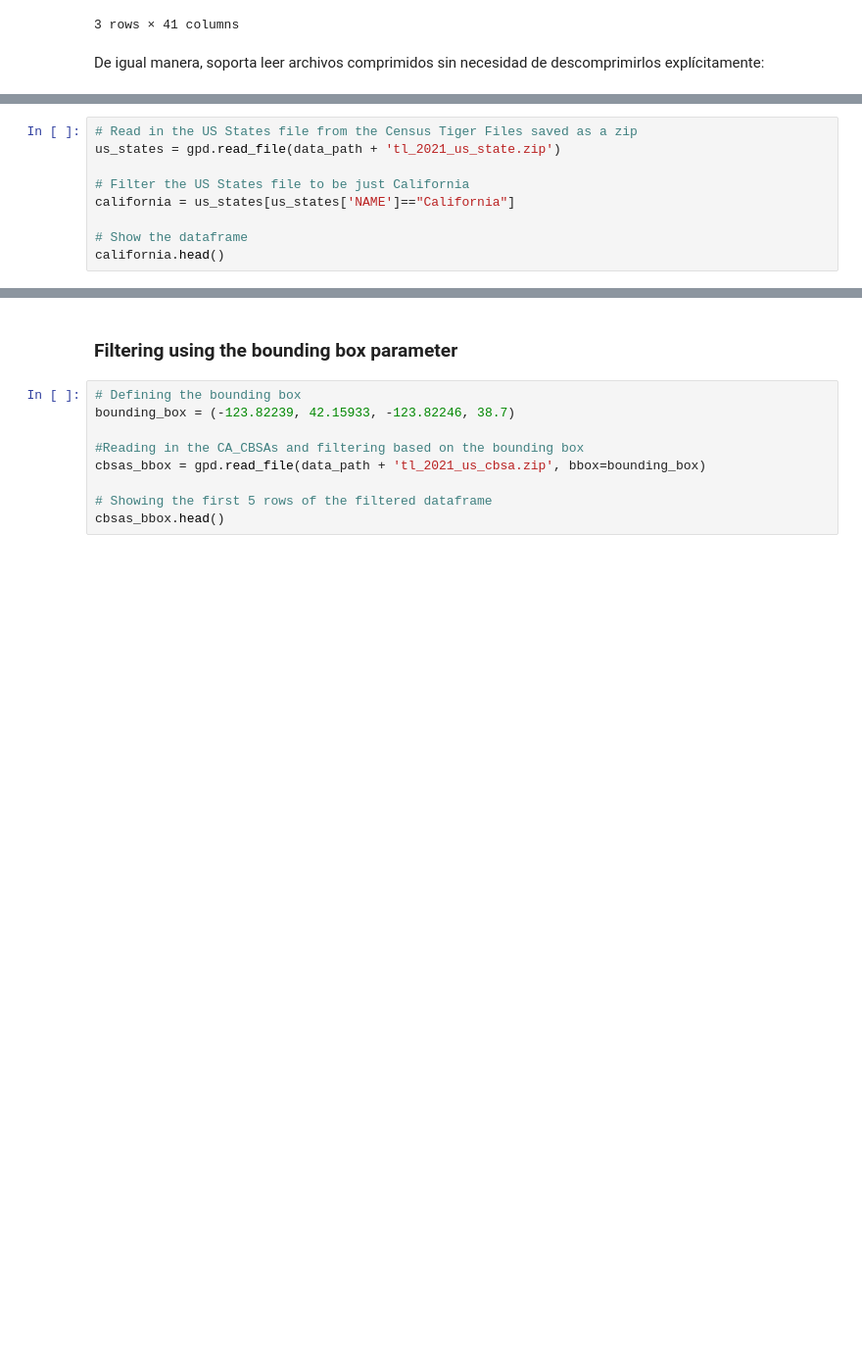
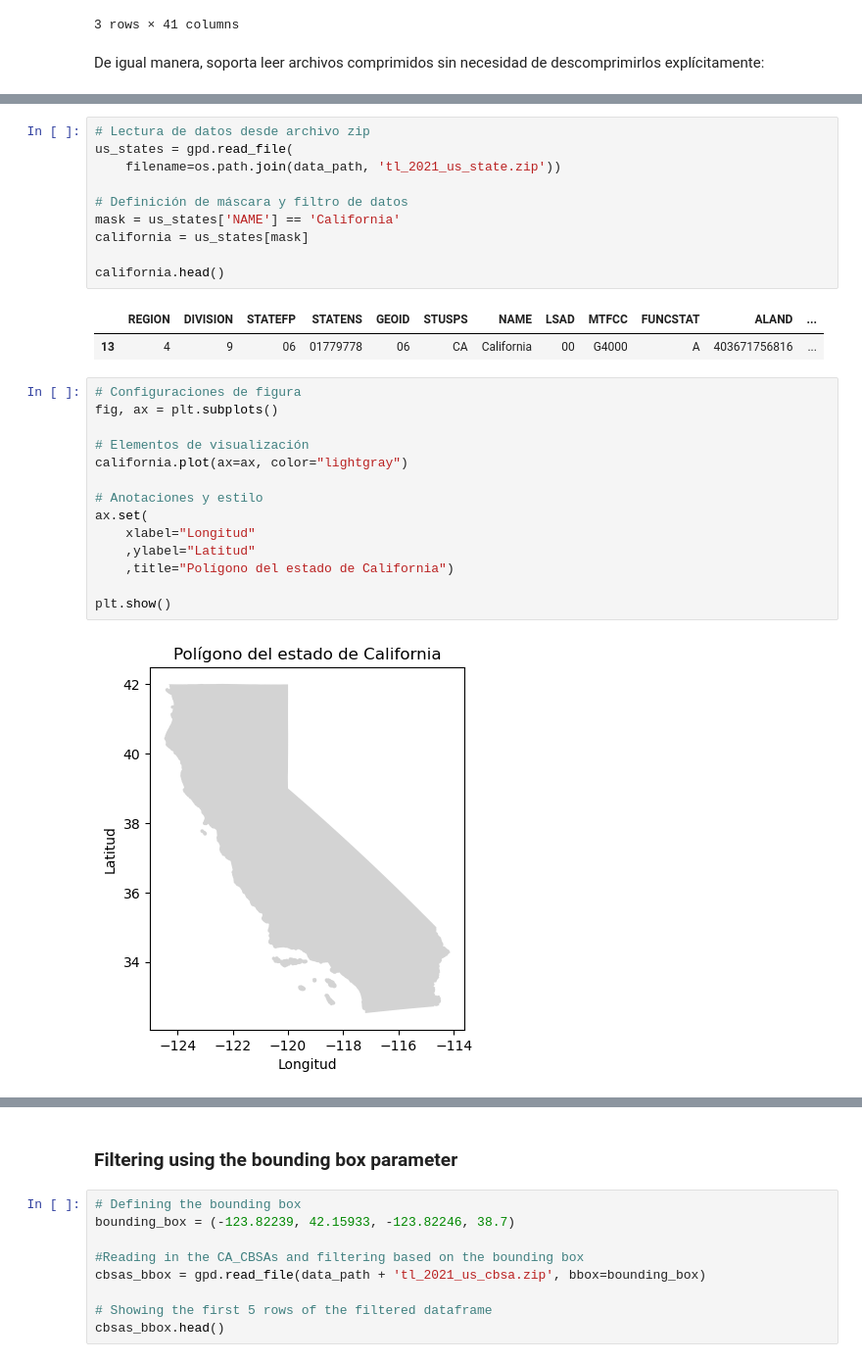
Before and after one commit to CAMM961001/geospatial_data_science, a Jupyter notebook: Chapter04/geopandas.ipynb, the cells around one changed output, grey strips where cells are left out. Shown at 98% size. Saved outputs shown, nothing was run; the diff lists cells and outputs as text; blank space fills up the shorter version.

Commit message:
Filtros basados en máscaras

```diff
--- a/Chapter04/geopandas.ipynb
+++ b/Chapter04/geopandas.ipynb
@@ -77,9 +85,29 @@ us_cbsas.head(3)
 # %%
-# Read in the US States file from the Census Tiger Files saved as a zip
-us_states = gpd.read_file(data_path + 'tl_2021_us_state.zip')
+# Lectura de datos desde archivo zip
+us_states = gpd.read_file(
+    filename=os.path.join(data_path, 'tl_2021_us_state.zip'))
 
-# Filter the US States file to be just California
-california = us_states[us_states['NAME']=="California"]
+# Definición de máscara y filtro de datos
+mask = us_states['NAME'] == 'California'
+california = us_states[mask]
 
-# Show the dataframe
 california.head()
+# %% [output]
+|  | REGION | DIVISION | STATEFP | STATENS | GEOID | STUSPS | NAME | LSAD | MTFCC | FUNCSTAT | ALAND | ... |
+| 13 | 4 | 9 | 06 | 01779778 | 06 | CA | California | 00 | G4000 | A | 403671756816 | ... |
+# %%
+# Configuraciones de figura
+fig, ax = plt.subplots()
+
+# Elementos de visualización
+california.plot(ax=ax, color="lightgray")
+
+# Anotaciones y estilo
+ax.set(
+    xlabel="Longitud"
+    ,ylabel="Latitud"
+    ,title="Polígono del estado de California")
+
+plt.show()
+# %% [output]
+[figure, added]
```
Also changed, not shown: parts of 8 cells of this notebook.
